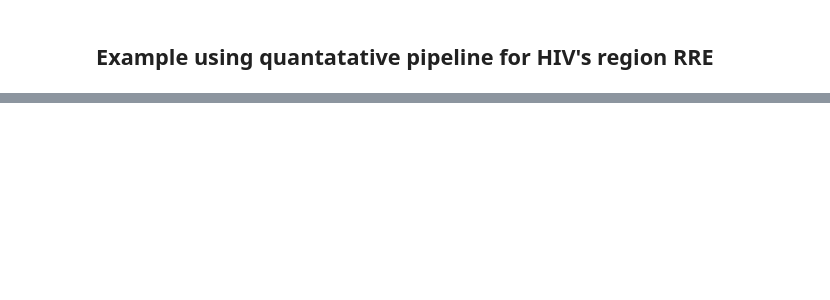
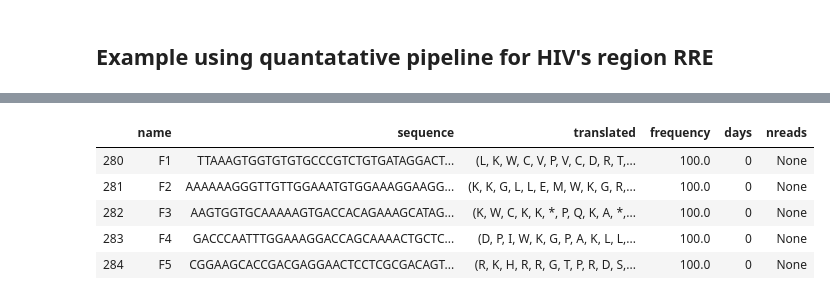
Before and after one commit to tsvvas/hiv_project, a Jupyter notebook: Example_classification.ipynb, the cells around one changed output, grey strips where cells are left out. Saved outputs shown, nothing was run; the diff lists cells and outputs as text; code cells hidden in the pictures; blank space fills up the shorter version.

```diff
--- a/Example_classification.ipynb
+++ b/Example_classification.ipynb
@@ -186,0 +56,17 @@ plt.savefig('results/frequency_2_mer_plot/2_mer_plot_RRE.png')
+# %%
+# unfortunately now we need look at reference separetly, but we will implement this in future
+
+# loading all references
+patients_all_ref = patients_data.Reference('data/references/')
+
+# getting our patient
+pat_ref = patients_all_ref.get_patient('p1')
+
+pat_ref.head(5)
+# %% [output]
+|  | name | sequence | translated | frequency | days | nreads |
+| 280 | F1 | TTAAAGTGGTGTGTGCCCGTCTGTGATAGGACT... | (L, K, W, C, V, P, V, C, D, R, T,... | 100.0 | 0 | None |
+| 281 | F2 | AAAAAAGGGTTGTTGGAAATGTGGAAAGGAAGG... | (K, K, G, L, L, E, M, W, K, G, R,... | 100.0 | 0 | None |
+| 282 | F3 | AAGTGGTGCAAAAAGTGACCACAGAAAGCATAG... | (K, W, C, K, K, *, P, Q, K, A, *,... | 100.0 | 0 | None |
+| 283 | F4 | GACCCAATTTGGAAAGGACCAGCAAAACTGCTC... | (D, P, I, W, K, G, P, A, K, L, L,... | 100.0 | 0 | None |
+| 284 | F5 | CGGAAGCACCGACGAGGAACTCCTCGCGACAGT... | (R, K, H, R, R, G, T, P, R, D, S,... | 100.0 | 0 | None |
```
Also changed, not shown: parts of 31 cells of this notebook, 5 other files.
